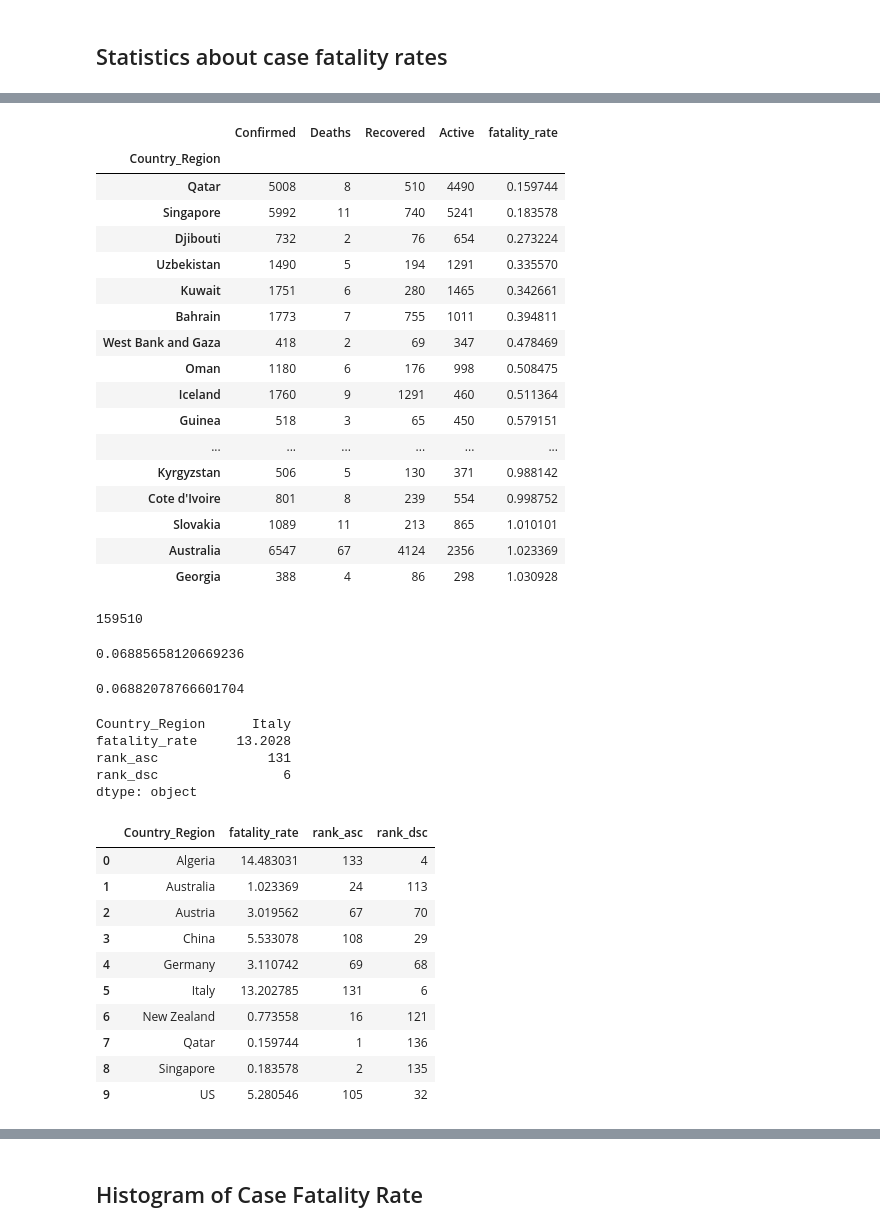
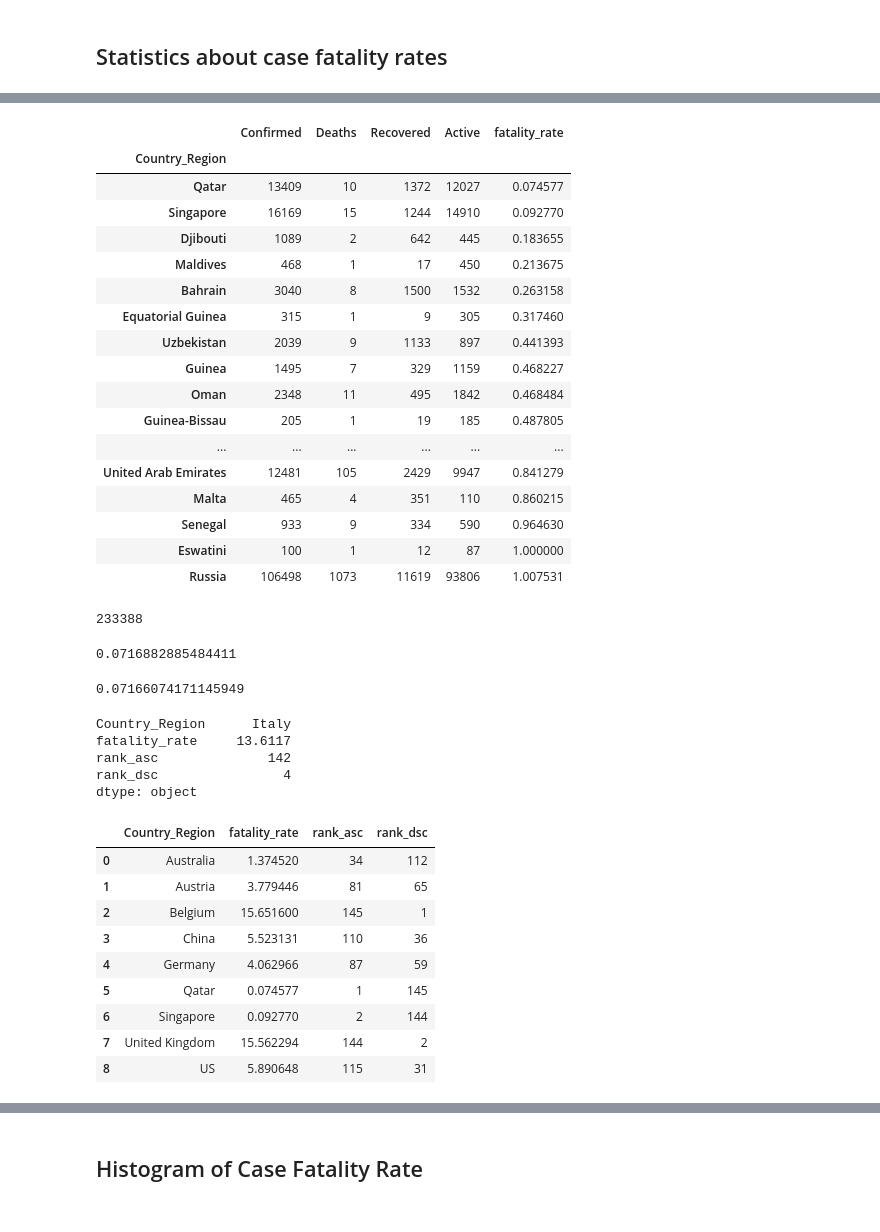
Before and after one commit to nnworkspace/covid19-insight, a Jupyter notebook: covid19-insight.ipynb, the cells around one changed output, grey strips where cells are left out. Drawn from its saved outputs; the diff is of its cells as text; code cells hidden in the pictures.

```diff
--- a/covid19-insight.ipynb
+++ b/covid19-insight.ipynb
@@ -19,7 +19,7 @@ matplotlib version:  3.1.3
 pandas version:  1.0.3
 numpy version:  1.18.1
 # %%
-dateStr = '2020-04-18'
+dateStr = '2020-04-30'
 
 covid_daily_df = pd.read_csv("data/{}.csv".format(dateStr))
 
@@ -252,26 +252,26 @@ fatalities_asc[:25]
 # %% [output]
 |  | Confirmed | Deaths | Recovered | Active | fatality_rate |
 | Country_Region |  |  |  |  |  |
-| Qatar | 5008 | 8 | 510 | 4490 | 0.159744 |
-| Singapore | 5992 | 11 | 740 | 5241 | 0.183578 |
-| Djibouti | 732 | 2 | 76 | 654 | 0.273224 |
-| Uzbekistan | 1490 | 5 | 194 | 1291 | 0.335570 |
-| Kuwait | 1751 | 6 | 280 | 1465 | 0.342661 |
-| Bahrain | 1773 | 7 | 755 | 1011 | 0.394811 |
-| West Bank and Gaza | 418 | 2 | 69 | 347 | 0.478469 |
-| Oman | 1180 | 6 | 176 | 998 | 0.508475 |
-| Iceland | 1760 | 9 | 1291 | 460 | 0.511364 |
-| Guinea | 518 | 3 | 65 | 450 | 0.579151 |
+| Qatar | 13409 | 10 | 1372 | 12027 | 0.074577 |
+| Singapore | 16169 | 15 | 1244 | 14910 | 0.092770 |
+| Djibouti | 1089 | 2 | 642 | 445 | 0.183655 |
+| Maldives | 468 | 1 | 17 | 450 | 0.213675 |
+| Bahrain | 3040 | 8 | 1500 | 1532 | 0.263158 |
+| Equatorial Guinea | 315 | 1 | 9 | 305 | 0.317460 |
+| Uzbekistan | 2039 | 9 | 1133 | 897 | 0.441393 |
+| Guinea | 1495 | 7 | 329 | 1159 | 0.468227 |
+| Oman | 2348 | 11 | 495 | 1842 | 0.468484 |
+| Guinea-Bissau | 205 | 1 | 19 | 185 | 0.487805 |
 | ... | ... | ... | ... | ... | ... |
-| Kyrgyzstan | 506 | 5 | 130 | 371 | 0.988142 |
-| Cote d'Ivoire | 801 | 8 | 239 | 554 | 0.998752 |
-| Slovakia | 1089 | 11 | 213 | 865 | 1.010101 |
-| Australia | 6547 | 67 | 4124 | 2356 | 1.023369 |
-| Georgia | 388 | 4 | 86 | 298 | 1.030928 |
+| United Arab Emirates | 12481 | 105 | 2429 | 9947 | 0.841279 |
+| Malta | 465 | 4 | 351 | 110 | 0.860215 |
+| Senegal | 933 | 9 | 334 | 590 | 0.964630 |
+| Eswatini | 100 | 1 | 12 | 87 | 1.000000 |
+| Russia | 106498 | 1073 | 11619 | 93806 | 1.007531 |
 # %%
 df_country_cases.Deaths.sum()
 # %% [output]
-159510
+233388
 # %%
 # fatalitiy over all countries having more than 50 confirmed cases.
 
@@ -279,7 +279,7 @@ fatality_partial = fatalities.Deaths.sum() / fatalities.Confirmed.sum()
 
 fatality_partial
 # %% [output]
-0.06885658120669236
+0.0716882885484411
 # %%
 # fatalitiy over all countries, regardless of how many confirmed cases and deaths.
 
@@ -287,7 +287,7 @@ fatality_overall = df_country_cases.Deaths.sum() / df_country_cases.Confirmed.su
 
 fatality_overall
 # %% [output]
-0.06882078766601704
+0.07166074171145949
 # %%
 # define a function which returns the rank of the fatality
 
@@ -312,34 +312,33 @@ def get_fatality_and_rank(country: str) -> pd.Series:
 get_fatality_and_rank('Italy')
 # %% [output]
 Country_Region      Italy
-fatality_rate     13.2028
-rank_asc              131
-rank_dsc                6
+fatality_rate     13.6117
+rank_asc              142
+rank_dsc                4
 dtype: object
 # %%
 # how do these countries score in the fatality_rate?
 
 cols = ['Country_Region', 'fatality_rate', 'rank_asc', 'rank_dsc']
-countries = ['Algeria', 'Australia', 'Austria', 'China', 'Germany', 'Italy', 'New Zealand', 'Qatar', 'Singapore', 'US']
+countries = ['Australia', 'Austria', 'Belgium', 'China', 'Germany', 'Qatar', 'Singapore', 'United Kingdom', 'US']
 
 df_fatality_scores = pd.DataFrame(columns = cols)
 
 for country in countries:
     df_fatality_scores = df_fatality_scores.append(get_fatality_and_rank(country), ignore_index=True)
 
 df_fatality_scores
 # %% [output]
 |  | Country_Region | fatality_rate | rank_asc | rank_dsc |
-| 0 | Algeria | 14.483031 | 133 | 4 |
-| 1 | Australia | 1.023369 | 24 | 113 |
-| 2 | Austria | 3.019562 | 67 | 70 |
-| 3 | China | 5.533078 | 108 | 29 |
-| 4 | Germany | 3.110742 | 69 | 68 |
-| 5 | Italy | 13.202785 | 131 | 6 |
-| 6 | New Zealand | 0.773558 | 16 | 121 |
-| 7 | Qatar | 0.159744 | 1 | 136 |
-| 8 | Singapore | 0.183578 | 2 | 135 |
-| 9 | US | 5.280546 | 105 | 32 |
+| 0 | Australia | 1.374520 | 34 | 112 |
+| 1 | Austria | 3.779446 | 81 | 65 |
+| 2 | Belgium | 15.651600 | 145 | 1 |
+| 3 | China | 5.523131 | 110 | 36 |
+| 4 | Germany | 4.062966 | 87 | 59 |
+| 5 | Qatar | 0.074577 | 1 | 145 |
+| 6 | Singapore | 0.092770 | 2 | 144 |
+| 7 | United Kingdom | 15.562294 | 144 | 2 |
+| 8 | US | 5.890648 | 115 | 31 |
 # %%
 # basic statistics of the fatality
 fatalities.fatality_rate.describe()
```
Also changed, not shown: parts of 19 cells of this notebook, 9 other files.
